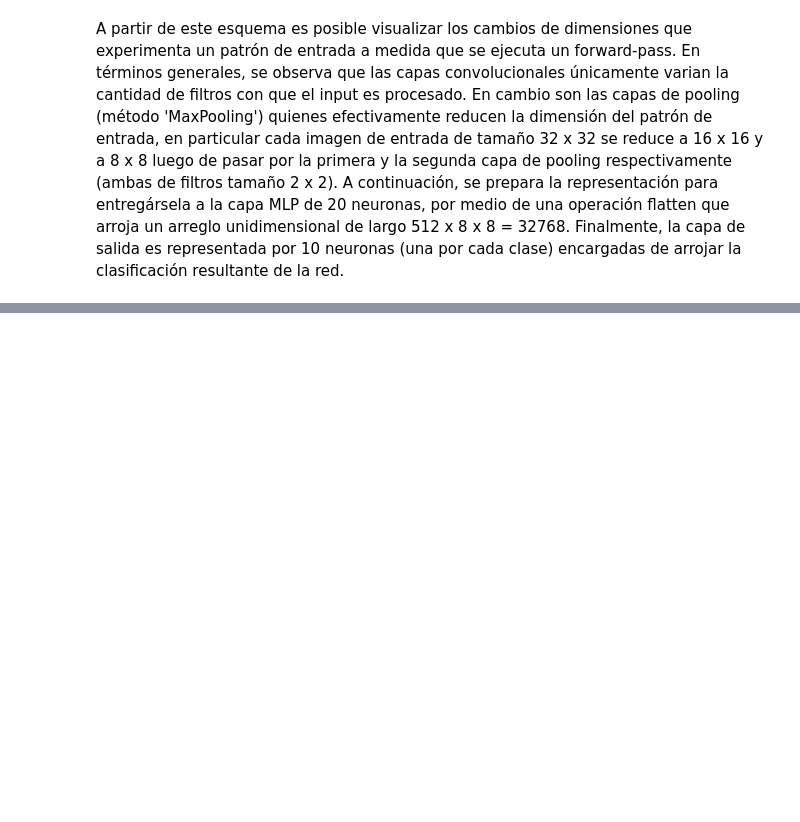
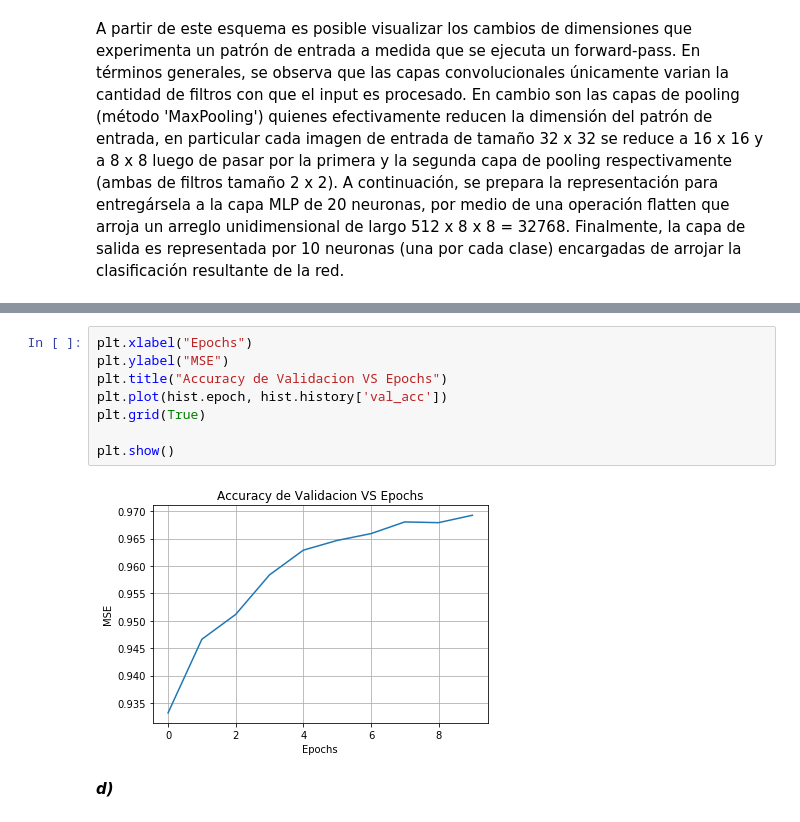
Before and after one commit to jeremyisai93/tarea2-RN, a Jupyter notebook: Pregunta-2.ipynb, the cells around one changed output, grey strips where cells are left out. Saved outputs shown, nothing was run; the diff lists cells and outputs as text; blank space fills up the shorter version.

```diff
--- a/Pregunta-2.ipynb
+++ b/Pregunta-2.ipynb
@@ -161,0 +203,12 @@ Epoch 1/10
+# %%
+plt.xlabel("Epochs")
+plt.ylabel("MSE")
+plt.title("Accuracy de Validacion VS Epochs")
+plt.plot(hist.epoch, hist.history['val_acc'])
+plt.grid(True)
+
+plt.show()
+# %% [output]
+[figure, added]
+# %% [markdown]
+***d)***
```
Also changed, not shown: parts of 10 cells of this notebook, 1 other file.
